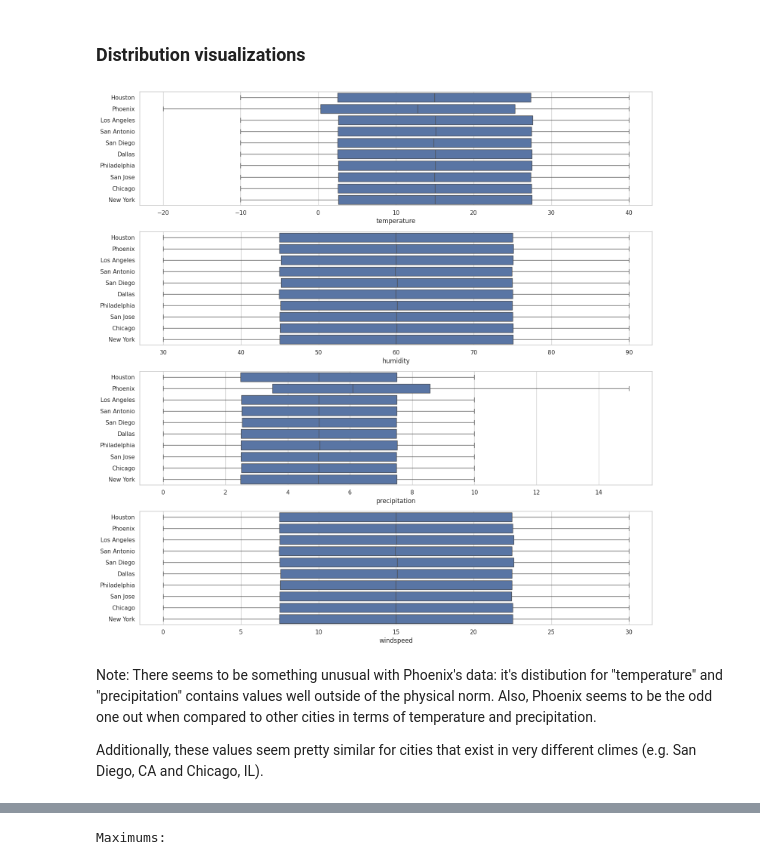
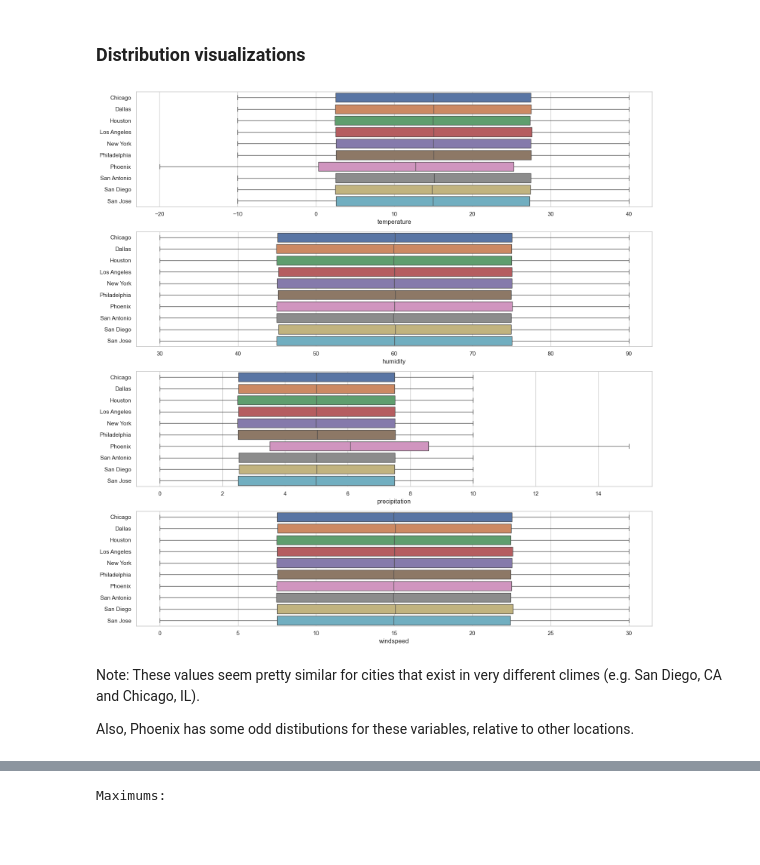
Before and after one commit to kozmik-moore/simple-weather-analysis, a Jupyter notebook: code/notebook.ipynb, the cells around one changed output, grey strips where cells are left out. Cells and saved outputs as stored; diff of their text form; code cells hidden in the pictures; blank space fills up the shorter version.

```diff
--- a/code/notebook.ipynb
+++ b/code/notebook.ipynb
@@ -193,16 +193,17 @@ df.sort_values(by=['location', 'datetime'])
 ### Distribution visualizations
 # %%
 # Distribution of weather variables
+location_order = sorted([x for x in df.location.unique()])
 fig, axes = plt.subplots(len(weather_vars), 1, figsize=(15,15))
 la = zip(weather_vars, axes)
 for l, a in la:
-    sns.boxplot(df, x=l, y='location', ax=a)
+    sns.boxplot(df, x=l, y='location', hue='location', order=location_order, hue_order=location_order, ax=a)
     a.set_ylabel('')
 plt.tight_layout()
 # %% [output]
-[figure, old version]
+[figure, new version]
 # %% [markdown]
 Note:
-There seems to be something unusual with Phoenix's data: it's distibution for "temperature" and "precipitation" contains values well outside of the physical norm. Also, Phoenix seems to be the odd one out when compared to other cities in terms of temperature and precipitation.
+These values seem pretty similar for cities that exist in very different climes (e.g. San Diego, CA and Chicago, IL).
 
-Additionally, these values seem pretty similar for cities that exist in very different climes (e.g. San Diego, CA and Chicago, IL).
+Also, Phoenix has some odd distibutions for these variables, relative to other locations.
```
Also changed, not shown: parts of 12 cells of this notebook, 9 other files.
